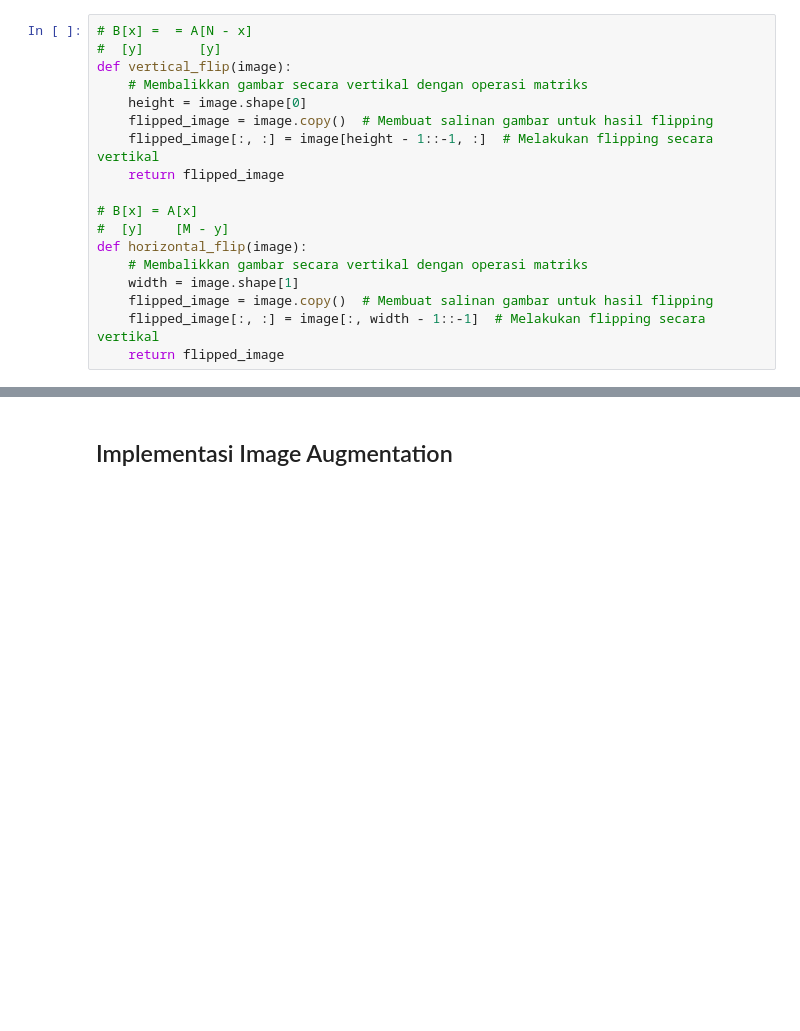
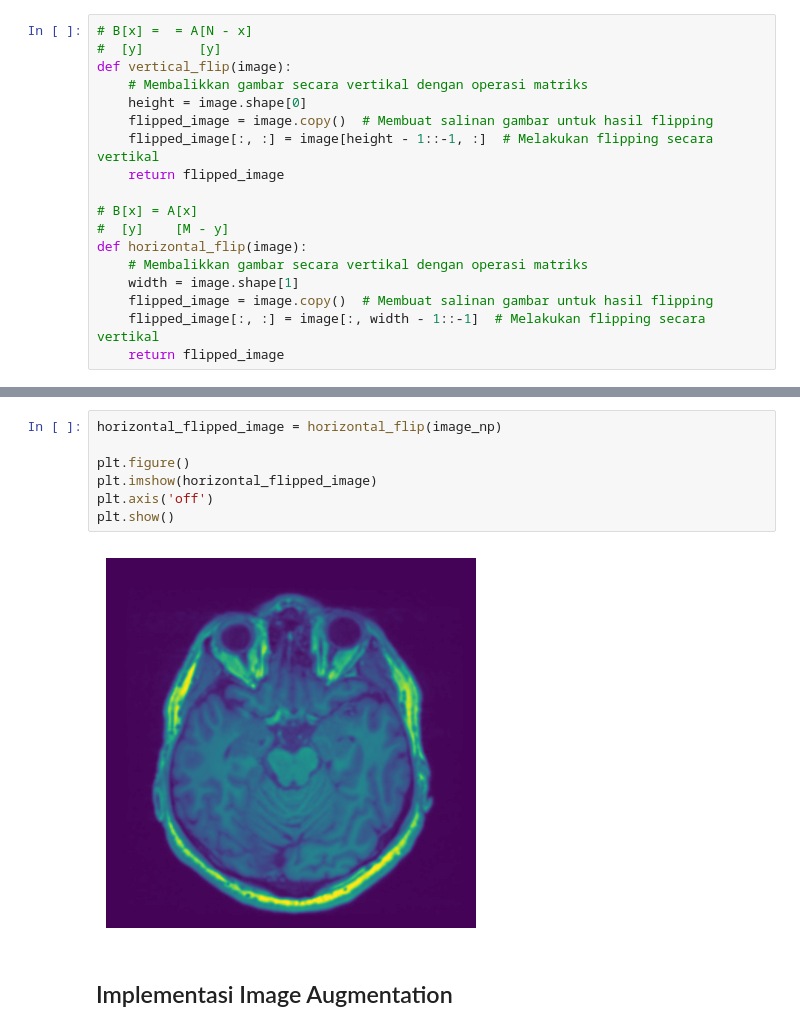
Before and after one commit to kkamall/AljabarLinierDanMatriks-Dataset, a Jupyter notebook: test copy 2.ipynb, the cells around one changed output, grey strips where cells are left out. Saved outputs shown, nothing was run; the diff lists cells and outputs as text; blank space fills up the shorter version.

```diff
--- a/test copy 2.ipynb
+++ b/test copy 2.ipynb
@@ -260,3 +252,12 @@ def horizontal_flip(image):
+# %%
+horizontal_flipped_image = horizontal_flip(image_np)
+
+plt.figure()
+plt.imshow(horizontal_flipped_image)
+plt.axis('off')
+plt.show()
+# %% [output]
+[figure, added]
 # %% [markdown]
 ## Implementasi Image Augmentation
 # %%
```
Also changed, not shown: parts of 6 cells of this notebook.
